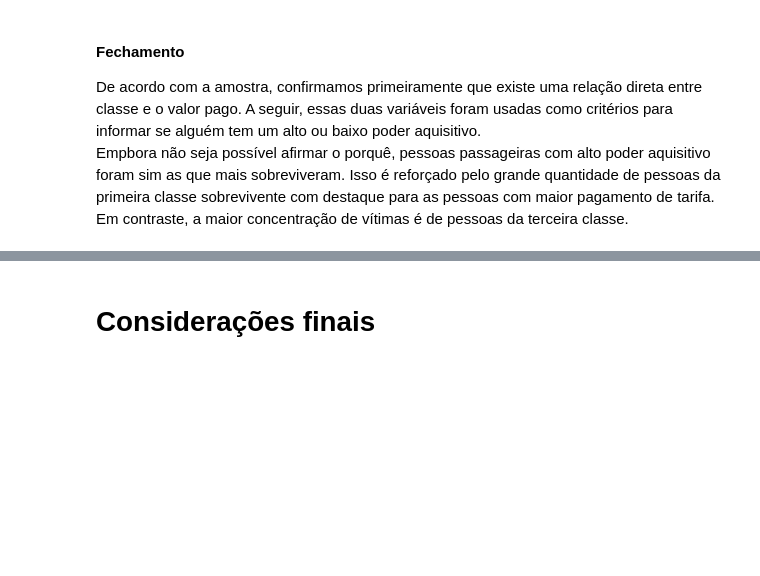
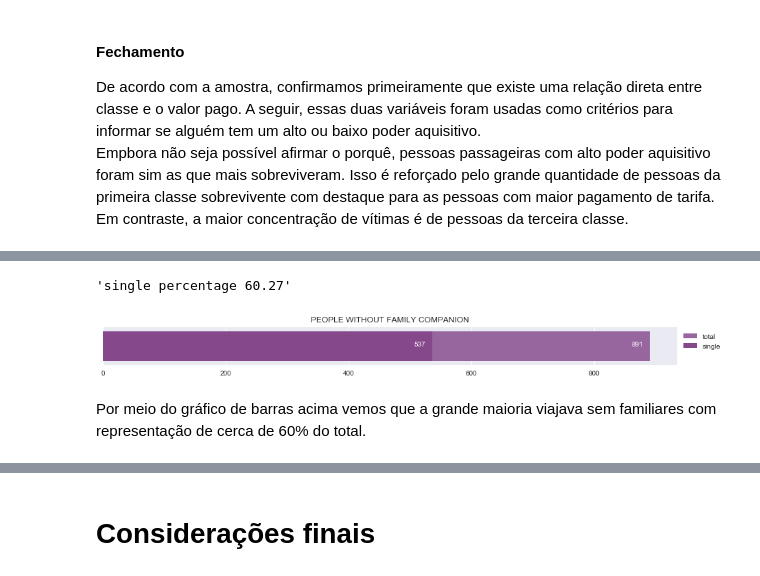
Before and after one commit to aguiarsouzatiz/udacity-nanodegree-data-science, a Jupyter notebook: 02 Data Analysis Titanic Data/data_analysis_titanic_data.ipynb, the cells around one changed output, grey strips where cells are left out. Cells and saved outputs as stored; diff of their text form; code cells hidden in the pictures; blank space fills up the shorter version.

```diff
--- a/02 Data Analysis Titanic Data/data_analysis_titanic_data.ipynb
+++ b/02 Data Analysis Titanic Data/data_analysis_titanic_data.ipynb
@@ -218,7 +235,7 @@ os acima da média dos mais primeira classe e que ainda assim pagaram mais da m
 # %% [markdown]
 Outro ponto importante é o valor médio das tarifas considerando a cidade de embarque. A rota seria sair da cidade Southampton, passar por Cherbourg, em seguida por Queestown e, por último, atravessar o oceano Atlântico até chegar em New York. Diferente do tipo de cobrança em que a passagem é mais cara conforme a distância percorrida entre embarque ao destino, vemos pelo heatmap a seguir que, quem embarcou na segunda cidade Cherbourg, na média geral pagou mais caro.
 # %%
-figure, ax = plt.subplots(1,2, figsize=(15,2.5))
+figure, ax = plt.subplots(1,2, figsize=(18, 4))
 # ----------------------------------------------------------------------------------------------------
 cities_mean = sns.heatmap(class_cities_mean_fare.loc['All':], annot=True, fmt='.2f', cmap='BuPu',\
                           ax=ax[0], vmin=0, vmax=max_city_mean_ticket, cbar=False, linewidths=2)
@@ -236,5 +253,5 @@ figure.show()
 # %%
-figure, ax = plt.subplots(1,2, figsize=(15,2.5))
+figure, ax = plt.subplots(1,2, figsize=(18,4))
 # ----------------------------------------------------------------------------------------------------
 class_cities_mean_heatmap_survivors = sns.heatmap(class_cities_mean_survivors.drop(index='All'),\
                                                   annot=True, ax=ax[0], fmt='#', cbar=False,\
@@ -297,0 +284,19 @@ sns.heatmap(companion_x_destiny, annot=True, fmt='#%', cmap='BuPu')
+# %%
+figure, ax = plt.subplots(1,1, figsize=(15,1))
+plot_companion_total = sns.barplot(x='All', data=companion_amount, label='total', color=st.color_family, ci=None)
+plot_companion_single = sns.barplot(x='single', data=companion_amount, label='single', color=st.color_single, ci=None)
+ax.legend(ncol=1, loc=0, bbox_to_anchor=(1, 1))
+pf.set_title(plot_companion_total, 'People without family companion')
+
+for index, item in companion_amount[['single','All']].iteritems():
+    ax.text(item.values[0] - 30, 0, item.values[0], color='#ffffff')
+
+ax.label_outer()
+ax.set_xlabel('')
+
+f'single percentage {round(dm.get_percent_of(companion_amount["single"], companion_amount["All"])["All"], 2)}'
+# %% [output]
+'single percentage 60.27'
+[figure, added]
+# %% [markdown]
+Por meio do gráfico de barras acima vemos que a grande maioria viajava sem familiares com representação de cerca de 60% do total.
```
Also changed, not shown: parts of 33 cells of this notebook, 1 other file.
